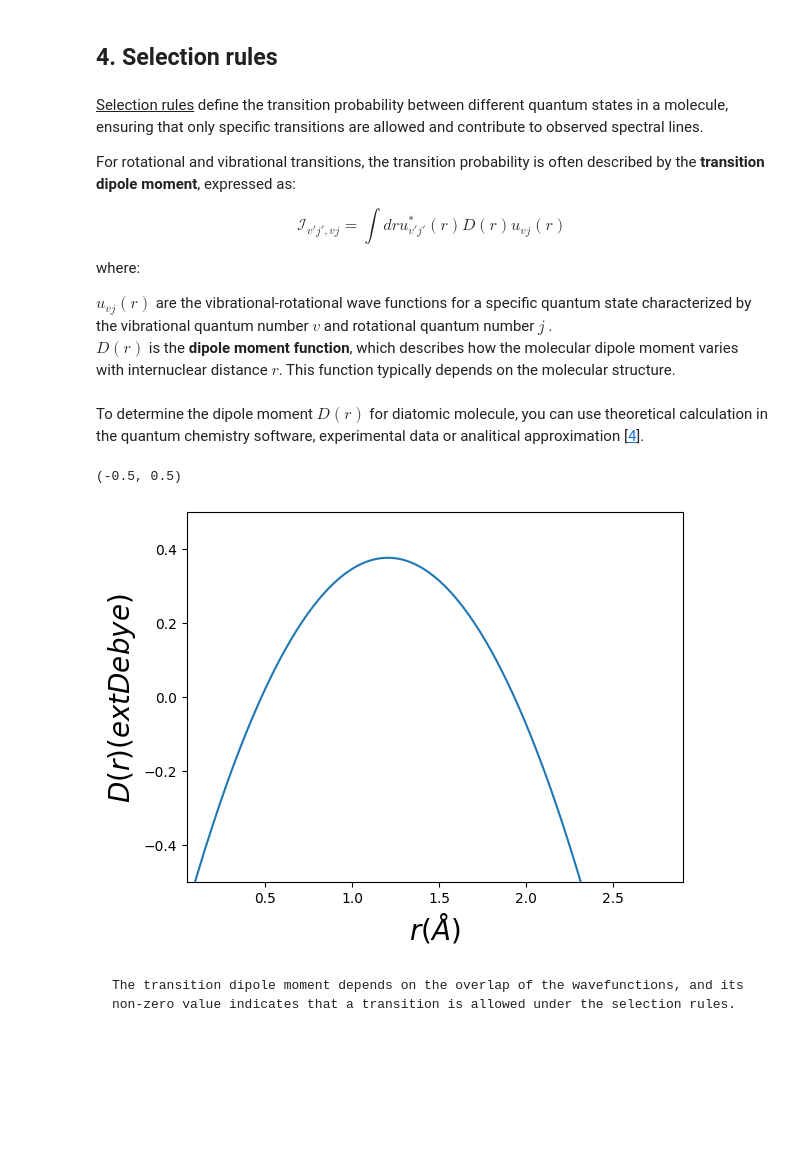
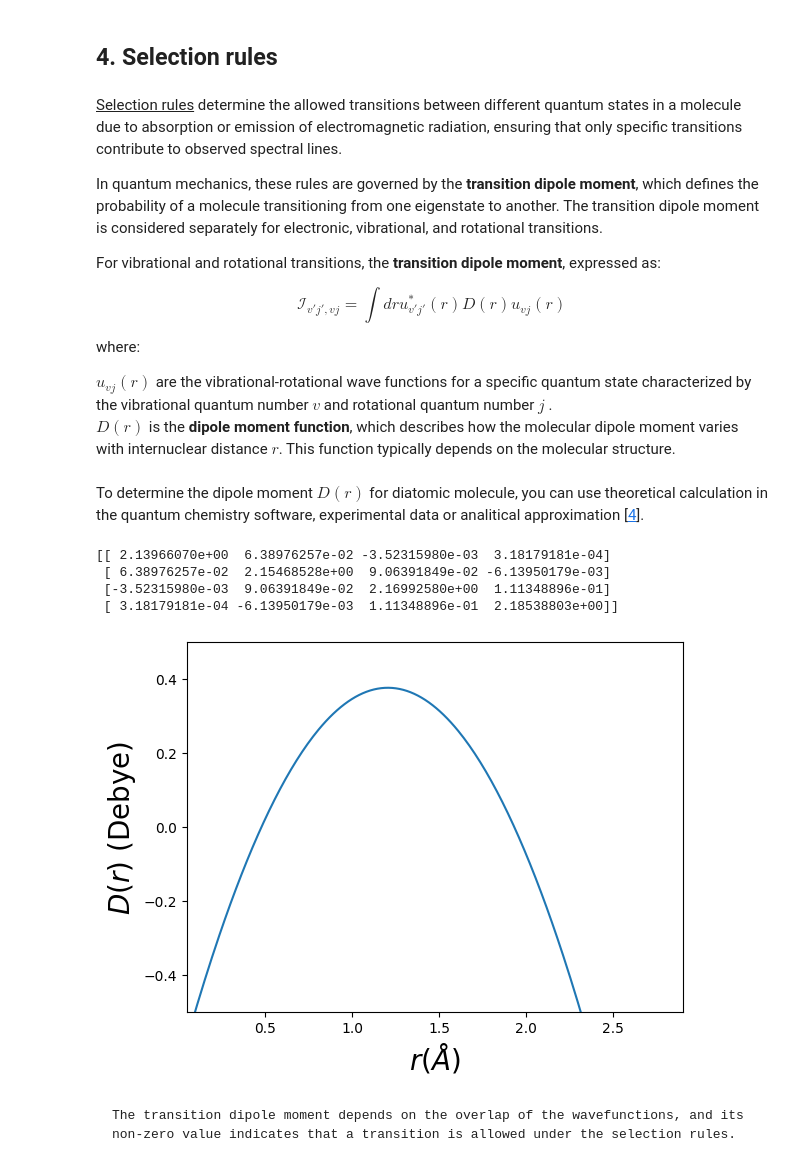
Before and after one commit to MariyaSV78/notebook_Spectroscopy, a Jupyter notebook: Spectroscopy.ipynb, the cells around one changed output. Saved outputs shown, nothing was run; the diff lists cells and outputs as text; code cells hidden in the pictures; blank space fills up the shorter version.

Commit message:
selection rules -fix1

```diff
--- a/Spectroscopy.ipynb
+++ b/Spectroscopy.ipynb
@@ -594,9 +594,11 @@ The ro-vibrational bands consist of a series of lines due to rotational transiti
 # %% [markdown]
 ## 4. Selection rules
 # %% [markdown]
-<u>Selection rules</u> define the transition probability between different quantum states in a molecule, ensuring that only specific transitions are allowed and contribute to observed spectral lines.
+<u>Selection rules</u> determine the allowed transitions between different quantum states in a molecule due to absorption or emission of electromagnetic radiation, ensuring that only specific transitions contribute to observed spectral lines.
 
-For rotational and vibrational transitions, the transition probability is often described by the **transition dipole moment**, expressed as:
+In quantum mechanics, these rules are governed by the **transition dipole moment**, which defines the probability of a molecule transitioning from one eigenstate to another. The transition dipole moment is considered separately for electronic, vibrational, and rotational transitions.
+
+For vibrational and rotational transitions, the **transition dipole moment**, expressed as:
 
 $$
 \mathcal{I}_{v'j',vj}=\int dru^*_{v'j'}(r)D(r)u_{vj}(r)
@@ -616,31 +618,35 @@ r_e = 1.128 #[A] - Equilibrium bond length
 # %%
 # a0 = 1.47773
 # a1 = -0.517427
 # a2 = -0.146225
 # a3 = 0.0349042
 I1 = np.zeros((vmax_to_print,vmax_to_print),float) #here for j=j'=0
 x_axis_labels = np.zeros(vmax_to_print,int)
 y_axis_labels = np.zeros(vmax_to_print,int)
 
 D = np.zeros(Nr,float)
 
 for vp in range(vmax_to_print):
     y_axis_labels[vp] = vp#round(E[vp,0]*Ryd)
     for v in range(vmax_to_print):
         x_axis_labels[v] = v #round(E[v,0]*Ryd)
         for i in range(Nr):
             # D[i] = a0 + a1 * r[i] + a2 * r[i]**2 + a3 * r[i]**3
             D[i] = (D0 + a * (r[i] - r_e) + b * (r[i] - r_e)**2)
-            I1[vp,v] = I1[vp,v] + psi[i,vp,0] * (D[i] /au_debye) * psi[i,v,0] * delta_r
+            I1[vp,v] = I1[vp,v] + psi[i,vp,0] * ( r[i]) * psi[i,v,0] * delta_r
         #print(vp,E[vp,0]*Ryd,v,E[v,0]*Ryd,I1[vp,v])
 plt.plot(r * au_A,D)
 plt.xlabel("$r(\\AA)$",size=20)
-plt.ylabel("$D(r) (\text{Debye})$",size=20)
+plt.ylabel("$D(r)$ (Debye)",size=20)
 plt.xlim(rmin,2.9)
 plt.ylim(-0.5,0.5)
+print(I1[0:4,0:4])
 # %% [output]
-(-0.5, 0.5)
+[[ 2.13966070e+00  6.38976257e-02 -3.52315980e-03  3.18179181e-04]
+ [ 6.38976257e-02  2.15468528e+00  9.06391849e-02 -6.13950179e-03]
+ [-3.52315980e-03  9.06391849e-02  2.16992580e+00  1.11348896e-01]
+ [ 3.18179181e-04 -6.13950179e-03  1.11348896e-01  2.18538803e+00]]
-[figure, old version]
+[figure, new version]
 # %% [markdown]
     The transition dipole moment depends on the overlap of the wavefunctions, and its non-zero value indicates that a transition is allowed under the selection rules.
 # %% [markdown]
```
Also changed, not shown: parts of 2 cells of this notebook, 2 other files.
